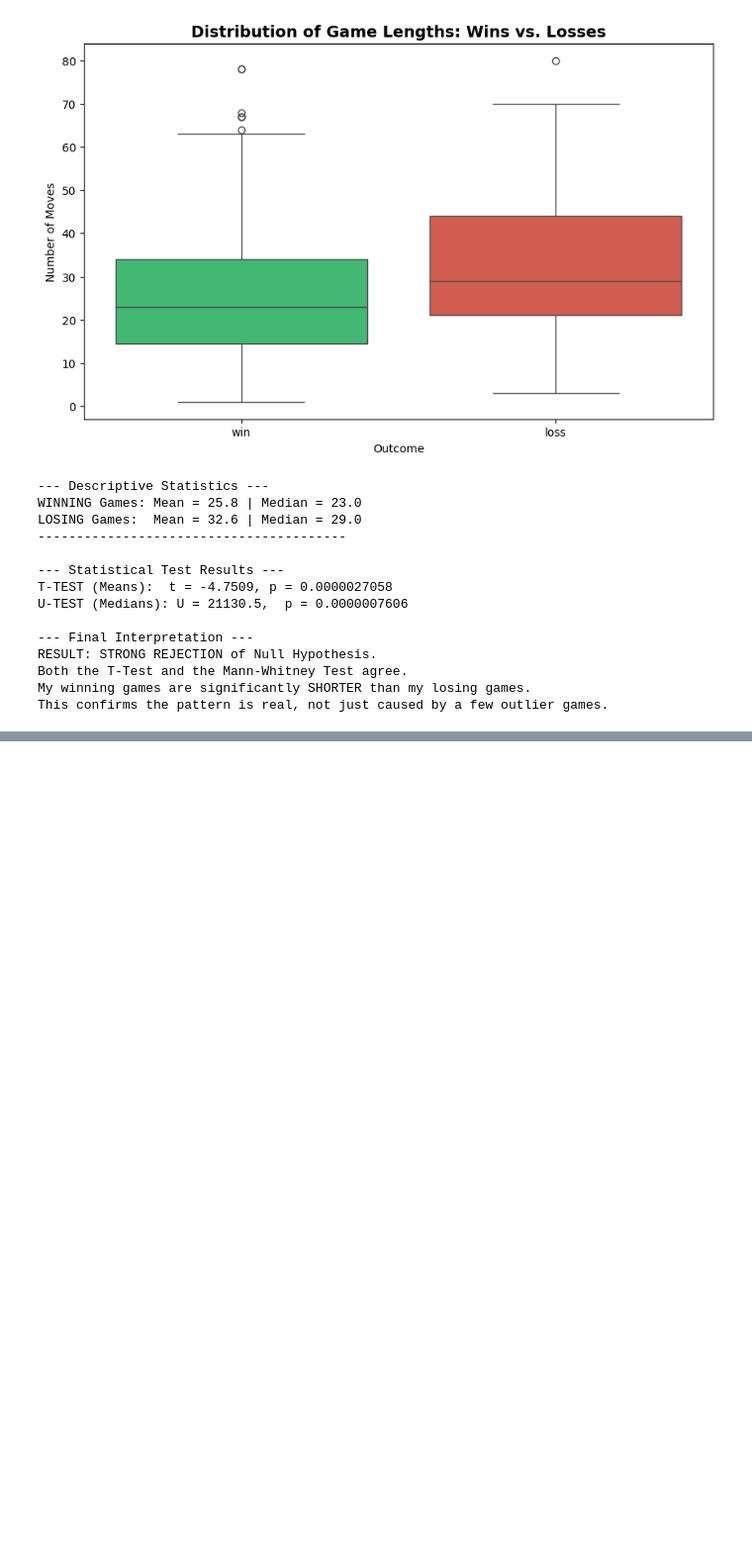
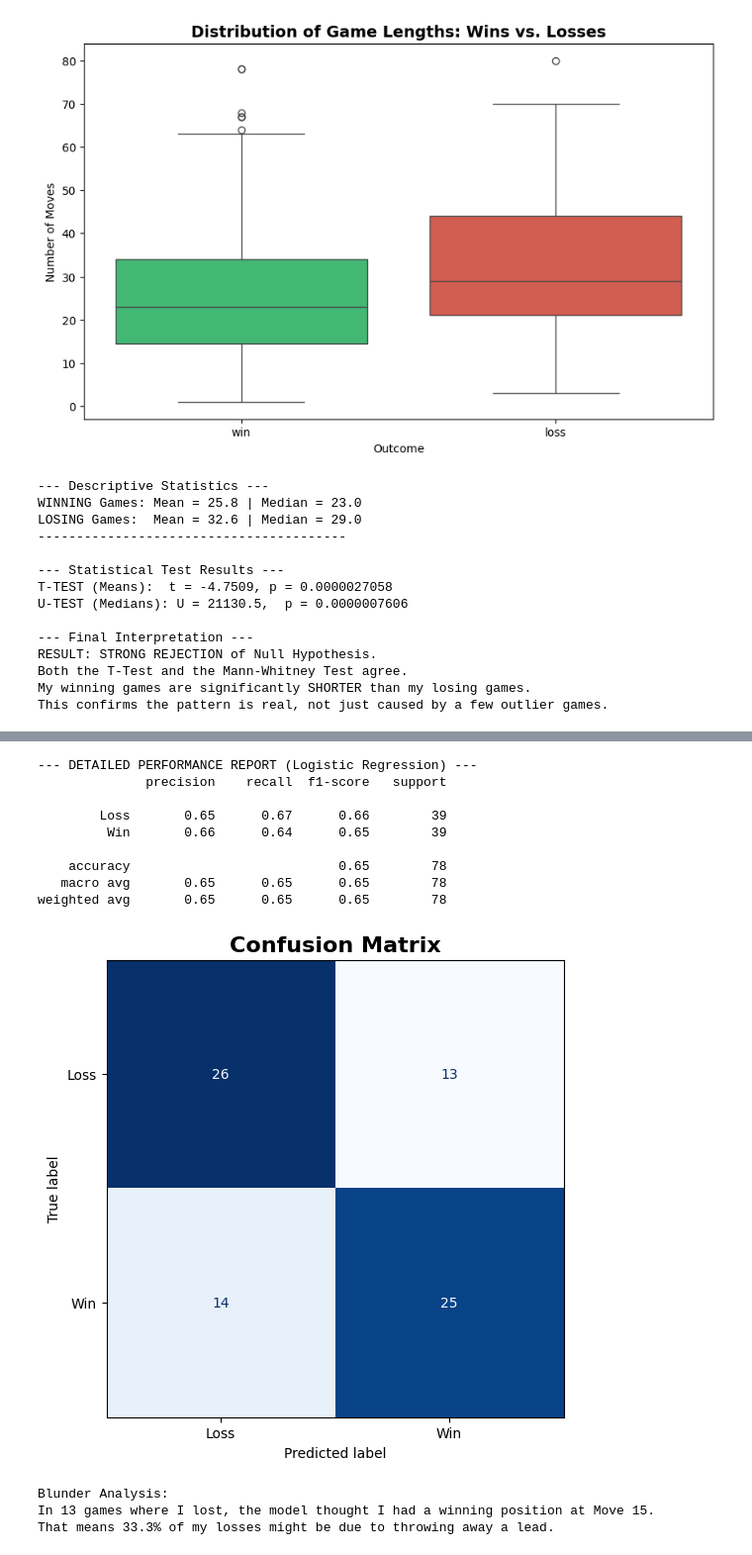
Before and after one commit to moodymoeed/checkmate-with-data, a Jupyter notebook: analysis.ipynb, the cells around one changed output, grey strips where cells are left out. Shown at 99% size. Saved outputs shown, nothing was run; the diff lists cells and outputs as text; code cells hidden in the pictures; blank space fills up the shorter version.

```diff
--- a/analysis.ipynb
+++ b/analysis.ipynb
@@ -708,0 +941,56 @@ This confirms the pattern is real, not just caused by a few outlier games.
+# %%
+# 1. Get Hard Predictions (0 or 1) instead of probabilities
+# Default threshold is 0.5 (if prob > 50%, predict Win)
+y_pred_hard = log_reg.predict(X_test)
+
+# 2. Print Classification Report
+print("--- DETAILED PERFORMANCE REPORT (Logistic Regression) ---")
+print(classification_report(y_test, y_pred_hard, target_names=['Loss', 'Win']))
+
+# 3. Plot Confusion Matrix
+fig, ax = plt.subplots(figsize=(8, 6))
+ConfusionMatrixDisplay.from_predictions(
+    y_test,
+    y_pred_hard,
+    display_labels=['Loss', 'Win'],
+    cmap='Blues',
+    ax=ax,
+    colorbar=False
+)
+plt.title('Confusion Matrix', fontsize=16, fontweight='bold')
+plt.grid(False) # Turn off grid for clean matrix look
+plt.savefig('images/ml_4_confusion_matrix.png', dpi=300, bbox_inches='tight')
+plt.show()
+
+# 4. Calculate "Blunder Rate"
+cm = confusion_matrix(y_test, y_pred_hard)
+
+# Extract values (Auto-detection of 2x2 matrix)
+# [0,0] = True Neg (Loss correctly predicted)
+# [0,1] = False Pos (Predicted Win, Actual Loss) -> BLUNDERS
+# [1,0] = False Neg (Predicted Loss, Actual Win) -> SWINDLES
+# [1,1] = True Pos (Win correctly predicted)
+
+fp = cm[0, 1] # False Positives
+total_losses = cm[0, 0] + cm[0, 1] # Actual Losses
+
+print(f"Blunder Analysis:")
+print(f"In {fp} games where I lost, the model thought I had a winning position at Move 15.")
+if total_losses > 0:
+    print(f"That means {(fp/total_losses)*100:.1f}% of my losses might be due to throwing away a lead.")
+else:
+    print("No losses in the test set to analyze.")
+# %% [output]
+--- DETAILED PERFORMANCE REPORT (Logistic Regression) ---
+              precision    recall  f1-score   support
+
+        Loss       0.65      0.67      0.66        39
+         Win       0.66      0.64      0.65        39
+
+    accuracy                           0.65        78
+   macro avg       0.65      0.65      0.65        78
+weighted avg       0.65      0.65      0.65        78
+[figure, added]
+Blunder Analysis:
+In 13 games where I lost, the model thought I had a winning position at Move 15.
+That means 33.3% of my losses might be due to throwing away a lead.
```
Also changed, not shown: parts of 16 cells of this notebook, 9 other files.
